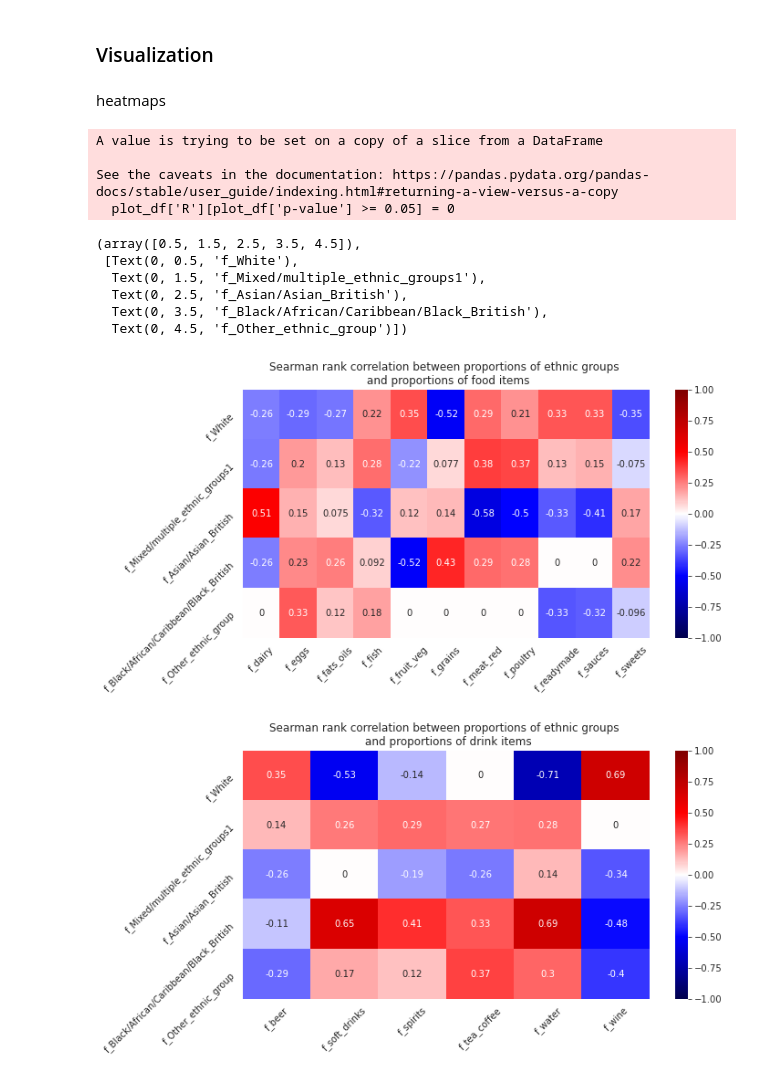
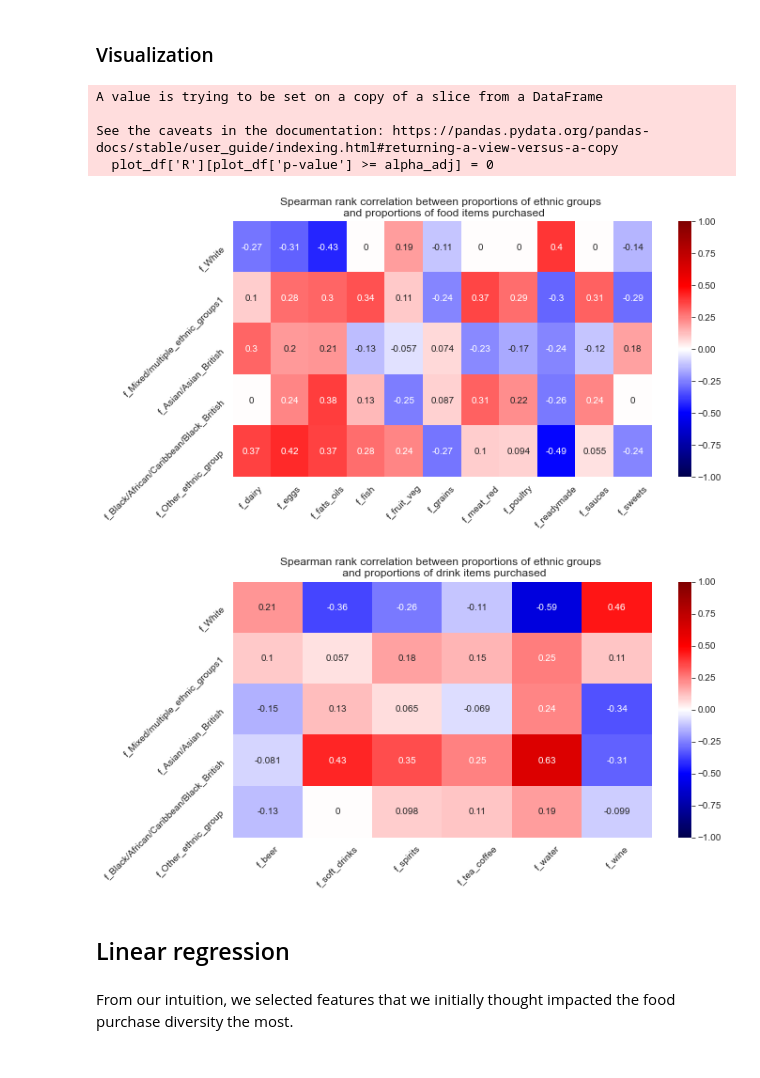
Before and after one commit to epfl-ada/ada-2020-project-milestone-p3-p3_enchiladas, a Jupyter notebook: proj_NB.ipynb, the cells around one changed output. Cells and saved outputs as stored; diff of their text form; code cells hidden in the pictures.

```diff
--- a/proj_NB.ipynb
+++ b/proj_NB.ipynb
@@ -49,6 +58,7 @@ def filter_and_clean_losa(lsoa_df):
 
     ##### REPLACE UNKNOWN VALUES #####
     filtered_df.replace('-', np.NaN, inplace=True)
+    filtered_df.replace('.', np.NaN, inplace=True)
 
     ##### DROP ALL IRRELEVANT COLUMNS #####
     # Mid-year Population Estimates (already in tesco data)
@@ -58,6 +68,9 @@ def filter_and_clean_losa(lsoa_df):
     to_remove = ['Mid-year Population Estimates',
                  'Census Population',
                  'Population Density',
+                 'BAME',
+                 'Economically active: Total',
+                 'Economically inactive: Total',
                  'Road Casualties']
     to_drop = []
     for col in filtered_df.columns:
@@ -212,6 +211,9 @@ def compute_entropies(df, f_col_list):
     n_col = len(f_col_list)
 
     h_df = pd.DataFrame()
+
+    if np.any(f_df > 1):
+        f_df = f_df.div(f_df.sum(axis=1), axis=0)
 
     # compute intermediates values inside the sum of eq (12)
     for col in f_df.columns:
@@ -420,14 +428,14 @@ plt.xticks(rotation=90 )
 # %%
 # list containing names of the different products proportions
-f_items_idx_lo = repr_df.columns.get_loc('f_beer')
-f_items_idx_hi = repr_df.columns.get_loc('f_wine')+1
-item_col = np.array(repr_df.columns[f_items_idx_lo:f_items_idx_hi]) # list containing name of the columns
+f_items_idx_lo = full_df.columns.get_loc('f_beer')
+f_items_idx_hi = full_df.columns.get_loc('f_wine')+1
+item_col = np.array(full_df.columns[f_items_idx_lo:f_items_idx_hi]) # list containing name of the columns
 n_item = item_col.shape[0]
 
 # list containing names of the different ethnic groups
-f_ethnicity_idx_lo = repr_df.columns.get_loc('Ethnic_Group;White_(ratio);2011')
-f_ethnicity_idx_hi = repr_df.columns.get_loc('Ethnic_Group;Other_ethnic_group_(ratio);2011')+1
-ethnicity_col = np.array(repr_df.columns[f_ethnicity_idx_lo:f_ethnicity_idx_hi]) # list containing name of the columns
+f_ethnicity_idx_lo = full_df.columns.get_loc('Ethnic_Group;White_(ratio);2011')
+f_ethnicity_idx_hi = full_df.columns.get_loc('Ethnic_Group;Other_ethnic_group_(ratio);2011')+1
+ethnicity_col = np.array(full_df.columns[f_ethnicity_idx_lo:f_ethnicity_idx_hi]) # list containing name of the columns
 n_ethnicity = ethnicity_col.shape[0]
 
 # repeat elements to get good format
@@ -436,12 +444,12 @@ ethnicity_col = np.repeat(ethnicity_col, n_item)
 
 
 f_items = []
-for col in repr_df.iloc[:, f_items_idx_lo:f_items_idx_hi].columns:
-    f_items.append(repr_df[col].values)
+for col in full_df.iloc[:, f_items_idx_lo:f_items_idx_hi].columns:
+    f_items.append(full_df[col].values)
 
 f_ethnicities = []
-for col in repr_df.iloc[:, f_ethnicity_idx_lo:f_ethnicity_idx_hi].columns:
-    f_ethnicities.append(repr_df[col].values)
+for col in full_df.iloc[:, f_ethnicity_idx_lo:f_ethnicity_idx_hi].columns:
+    f_ethnicities.append(full_df[col].values)
 
 R_col = []
 p_col = []
@@ -504,14 +512,17 @@ ff_corr_df
 85 rows × 5 columns
 # %% [markdown]
 ### Visualization
-# %% [markdown]
-heatmaps
 # %%
+# keep only the significant data
+# Bonferroni adjusted alpha
+n_test = 85
+alpha_adj = 0.05/n_test
+
 plot_df = ff_corr_df.copy()
-plot_df['R'][plot_df['p-value'] >= 0.05] = 0
+plot_df['R'][plot_df['p-value'] >= alpha_adj] = 0
 plot_df
 
-ethnicity_list = np.array(repr_df.columns[f_ethnicity_idx_lo:f_ethnicity_idx_hi]).tolist()
+ethnicity_list = np.array(full_df.columns[f_ethnicity_idx_lo:f_ethnicity_idx_hi]).tolist()
 n_ethnicity = len(ethnicity_list)
 n_food = 11
 n_drink = 6
@@ -540,41 +551,40 @@ food_list = ['f_dairy',
              'f_poultry',
              'f_readymade',
              'f_sauces',
              'f_sweets']
 
 drink_list = ['f_beer',
               'f_soft_drinks',
               'f_spirits',
               'f_tea_coffee',
               'f_water',
               'f_wine']
 
 plt.figure(figsize=(10,5))
 ax = sns.heatmap(R_food_np, annot=True, vmin=-1, vmax=1, cmap='seismic')
-ax.set_title('Searman rank correlation between proportions of ethnic groups \n and proportions of food items')
+ax.set_title('Spearman rank correlation between proportions of ethnic groups \n and proportions of food items purchased')
 ax.set_xticklabels(food_list)
 plt.xticks(rotation=45)
 ax.set_yticklabels(ethnicities_list)
 plt.yticks(rotation=45)
 
 
 plt.figure(figsize=(10,5))
 ax = sns.heatmap(R_drink_np, annot=True, vmin=-1, vmax=1, cmap='seismic')
-ax.set_title('Searman rank correlation between proportions of ethnic groups \n and proportions of drink items')
+ax.set_title('Spearman rank correlation between proportions of ethnic groups \n and proportions of drink items purchased')
 ax.set_xticklabels(drink_list)
 plt.xticks(rotation=45)
 ax.set_yticklabels(ethnicities_list)
 plt.yticks(rotation=45)
+plt.show()
 # %% [output]
 A value is trying to be set on a copy of a slice from a DataFrame
 
 See the caveats in the documentation: https://pandas.pydata.org/pandas-docs/stable/user_guide/indexing.html#returning-a-view-versus-a-copy
-  plot_df['R'][plot_df['p-value'] >= 0.05] = 0
+  plot_df['R'][plot_df['p-value'] >= alpha_adj] = 0
-(array([0.5, 1.5, 2.5, 3.5, 4.5]),
- [Text(0, 0.5, 'f_White'),
-  Text(0, 1.5, 'f_Mixed/multiple_ethnic_groups1'),
-  Text(0, 2.5, 'f_Asian/Asian_British'),
-  Text(0, 3.5, 'f_Black/African/Caribbean/Black_British'),
-  Text(0, 4.5, 'f_Other_ethnic_group')])
-[figure, old version]
+[figure, new version]
-[figure, old version]
+[figure, new version]
+# %% [markdown]
+## Linear regression
+# %% [markdown]
+From our intuition, we selected features that we initially thought impacted the food purchase diversity the most.
```
Also changed, not shown: parts of 84 cells of this notebook.
